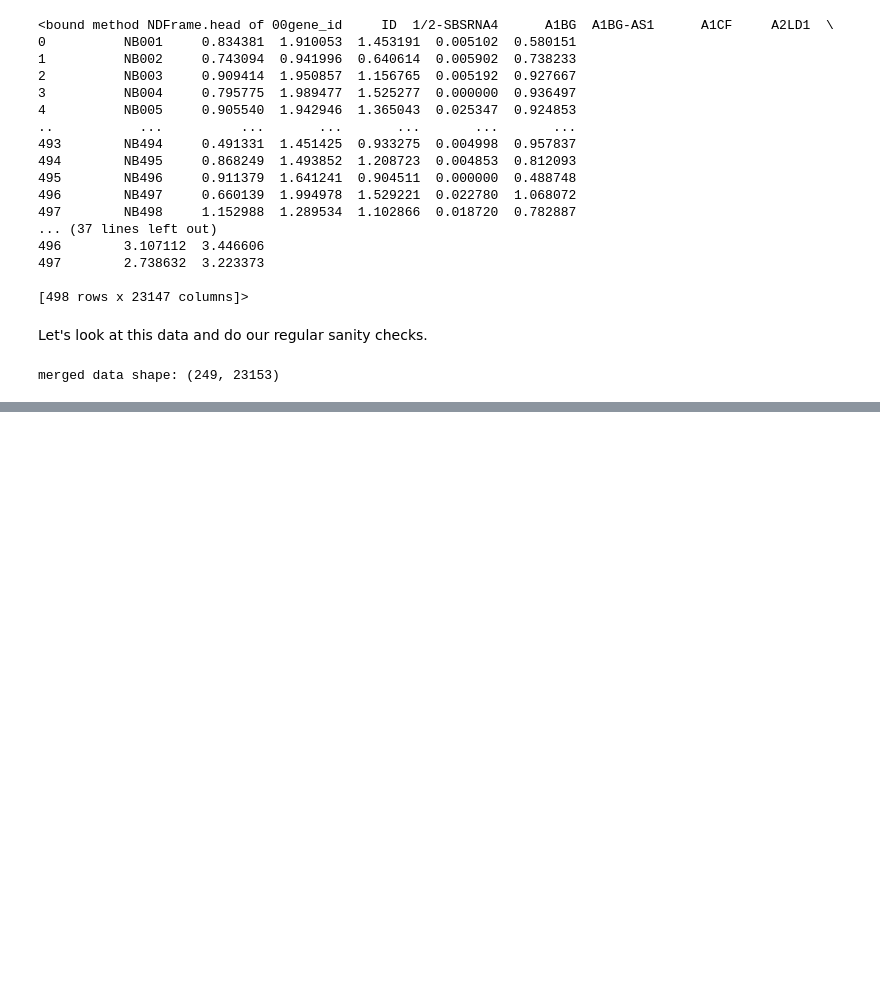
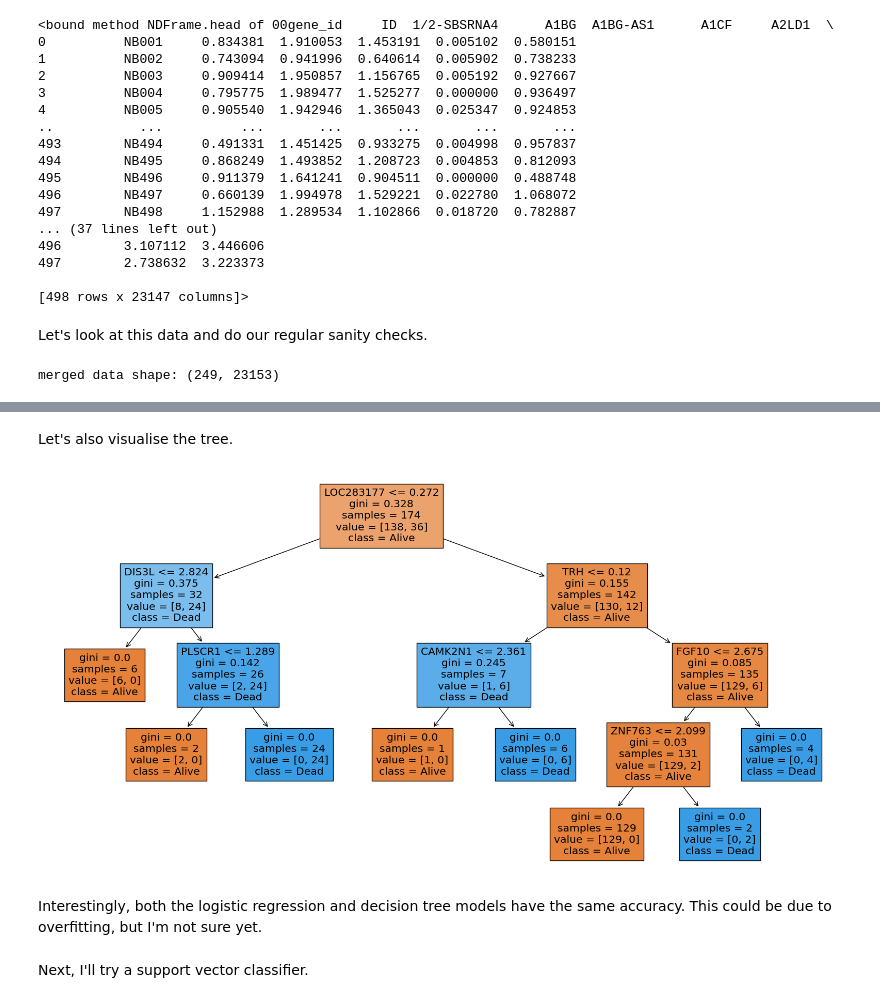
Before and after one commit to msivaswami/SML-Assignment-MS, a Jupyter notebook: MS_Analysis.ipynb, the cells around one changed output, grey strips where cells are left out. Drawn from its saved outputs; the diff is of its cells as text; code cells hidden in the pictures; blank space fills up the shorter version.

```diff
--- a/MS_Analysis.ipynb
+++ b/MS_Analysis.ipynb
@@ -287,0 +595,6 @@ merged data shape: (249, 23153)
+# %%
+#splitting the data into train and test
+X_train, X_test, y_train, y_test = train_test_split(X, y, test_size=0.3, random_state=1)
+# %%
+#Creating the decision tree model
+tree_model = DecisionTreeClassifier()
@@ -287,0 +615,19 @@ merged data shape: (249, 23153)
+# %% [markdown]
+Let's also visualise the tree.
+# %%
+#Plotting the decision tree
+from sklearn.tree import plot_tree
+
+plt.figure(figsize=(20,10))
+plot_tree(tree_model, filled=True, feature_names=X.columns, class_names=['Alive', 'Dead'])
+
+#saving the plot
+plt.savefig('decision_tree_death.png')
+
+plt.show()
+# %% [output]
+[figure, added]
+# %% [markdown]
+Interestingly, both the logistic regression and decision tree models have the same accuracy. This could be due to overfitting, but I'm not sure yet.
+# %% [markdown]
+Next, I'll try a support vector classifier.
```
Also changed, not shown: parts of 78 cells of this notebook.
